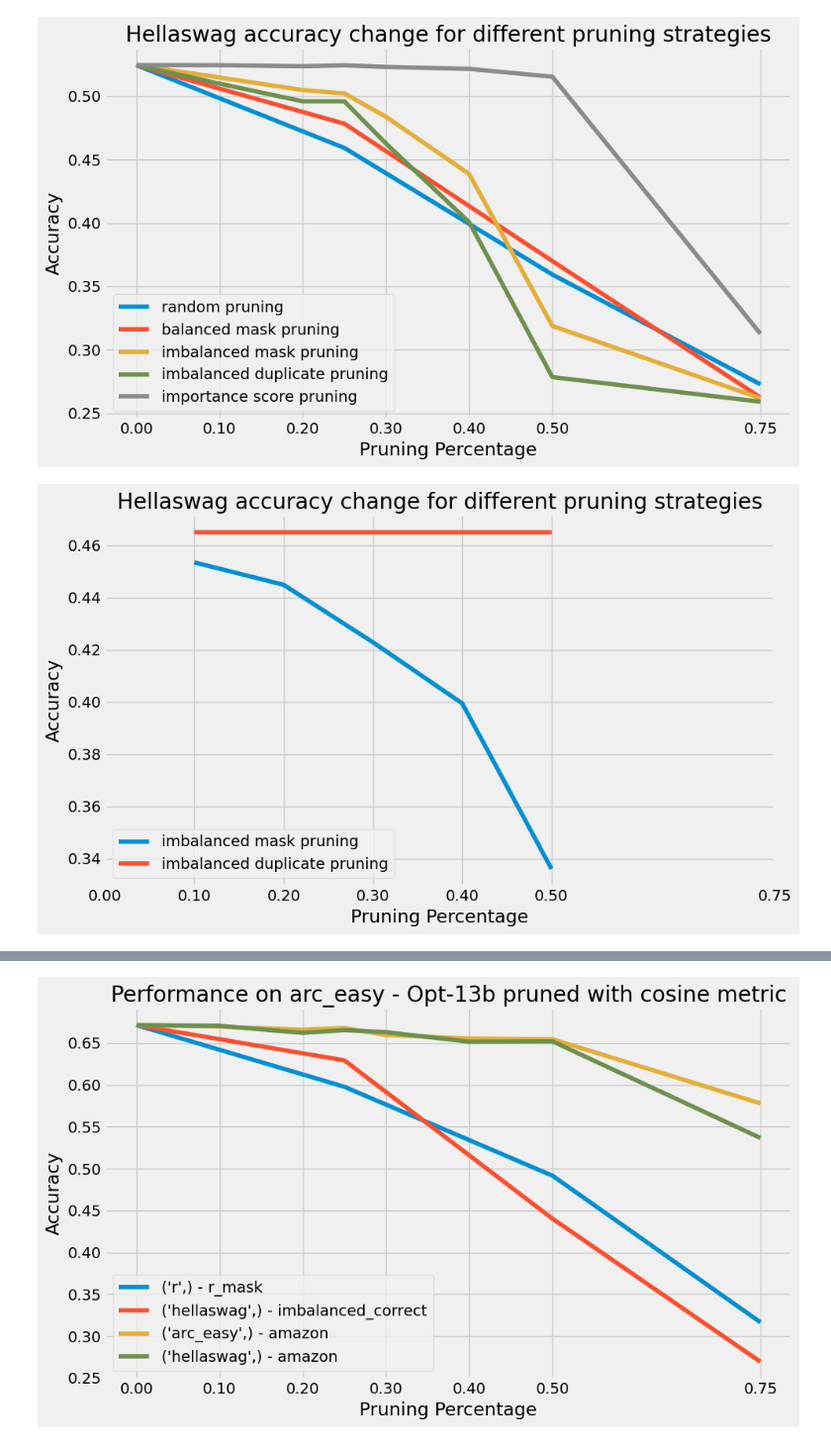
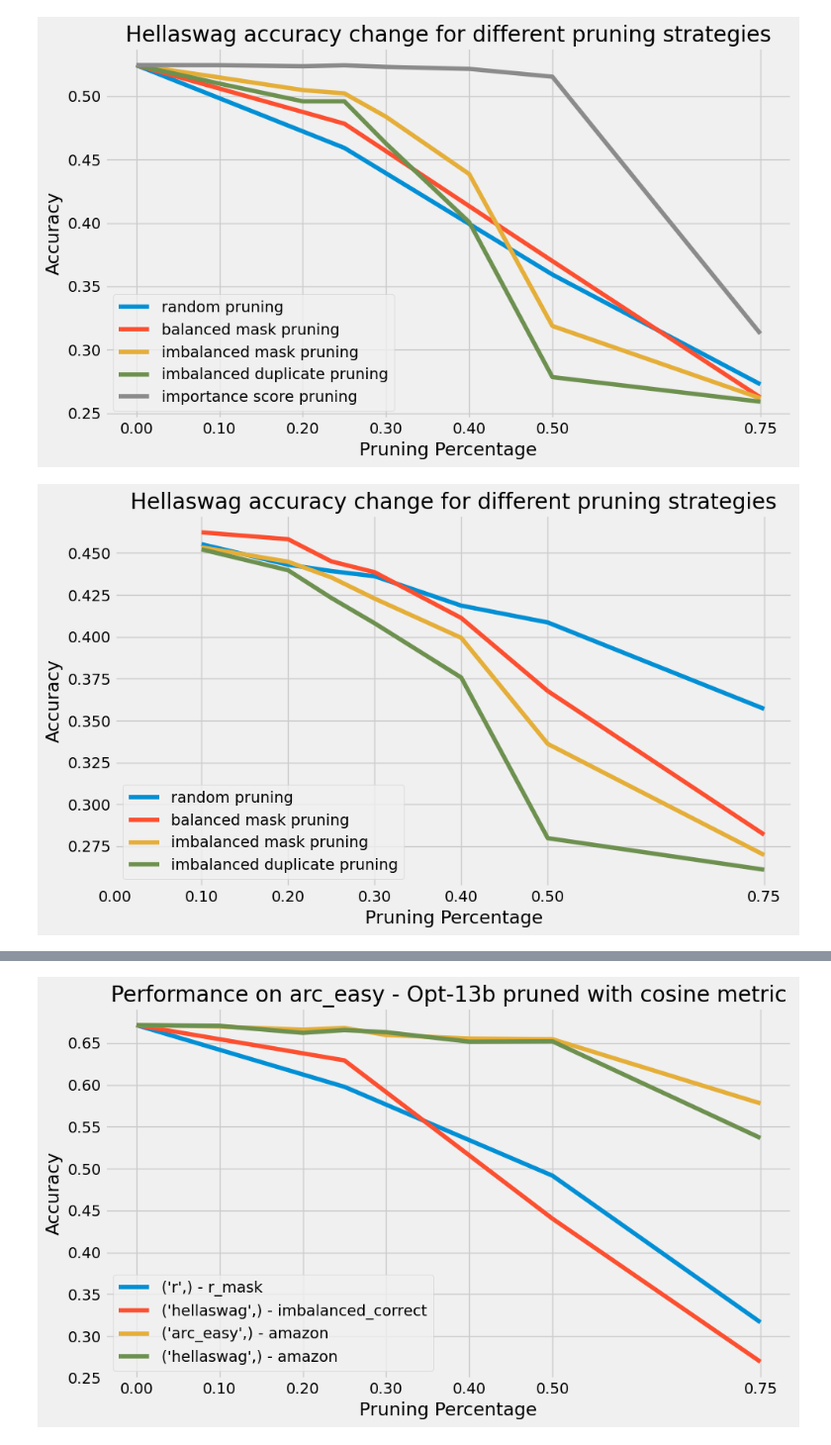
Before and after one commit to johanlaursen/explainabloomity, a Jupyter notebook: results.ipynb, the cells around one changed output, grey strips where cells are left out. Shown at 99% size. Cells and saved outputs as stored; diff of their text form; code cells hidden in the pictures.

Commit message:
updated figures

```diff
--- a/results.ipynb
+++ b/results.ipynb
@@ -15,19 +15,22 @@ def get_results(path="/mnt/c/github/explainabloomity/results"):
         "imbalanced_mask",
         "imbalanced_correct",
         "imbalanced_amazon",
-        "imbalanced_correct_mask"
+        "imbalanced_correct_mask",
+        "r_mask",
     )
     metrics=(
         "cosine_cosine",
         "euclidean_euclidean",
         "cosine_random",
         "euclidean_random",
+        "random_random",
     )
     prunetasks=(
         "paws_en",
         "hellaswag",
         "arc_easy",
         "blimp_ellipsis_n_bar_1",
+        "random"
     )
     prune_percents=(
         "0.1",
@@ -44,7 +47,8 @@ def get_results(path="/mnt/c/github/explainabloomity/results"):
         "hellaswag",
         "arc_easy",
         "blimp_ellipsis_n_bar_1",
-        "blimp_irregular_plural_subject_verb_agreement_1")
+        "blimp_irregular_plural_subject_verb_agreement_1",
+        )
     rows = []
     for model in models:
         for prune_method in prune_methods:
@@ -242,7 +250,31 @@ def plot_task_comparison(df, task, prune_metric, prune_methods = ['r_mask', 'bal
 plot_task_comparison(df_final, task='hellaswag', prune_metric='cosine_cosine', model='opt-13b')
 # %% [output]
 [figure]
-# %%
-plot_task_comparison(df_final, task='hellaswag', prune_metric='cosine_cosine', prune_methods = ['r_mask', 'balanced_mask', 'imbalanced_correct_mask', 'imbalanced_correct'], model='bloom-7b1')
-# %% [output]
-[figure, removed]
+# %%
+def plot_task_comparison(df, task, prune_metric, prune_methods = ['r_mask', 'balanced_mask', 'imbalanced_correct_mask', 'imbalanced_correct', 'amazon'], model='opt-13b'):
+    plt.figure(figsize=(10, 6))
+
+    for prune_method in prune_methods:
+        # Filtering data based on task, prune method, metric, and model
+        task_data = df[(df['task'] == task) & (df['prune_method'] == prune_method) &
+                       ((df['metric'] == prune_metric) | (df['metric'] == 'amazon') | (df['metric'] == 'random_random')) & (df['model'] == model)]
+        mask = (task_data['prune_task'] == task) | (task_data['prune_task'] == 'random')
+        task_data = task_data[mask]
+        for prune_task, group_data in task_data.groupby(['prune_task']):
+            # Sort and plot each group
+            sorted_data = group_data.sort_values(by=['percent'])
+            plt.plot(sorted_data['percent'], sorted_data['norm_accuracy'], label=f'{td[prune_method]}')
+
+    # Setting plot details
+    plt.title(f'Hellaswag accuracy change for different pruning strategies')
+    plt.xlabel('Pruning Percentage')
+    plt.ylabel('Accuracy')
+    plt.legend(loc='lower left')
+    plt.xticks([0, 0.1, 0.2, 0.3, 0.4, 0.5, 0.75])
+    plt.tight_layout()
+    plt.show()
+
+# Call the function for a specific task
+plot_task_comparison(df_final, task='hellaswag', prune_metric='cosine_cosine', prune_methods = ['r_mask', 'balanced_mask', 'imbalanced_correct_mask', 'imbalanced_correct'], model='bloom-7b1')
+# %% [output]
+[figure, added]
```
Also changed, not shown: parts of 4 cells of this notebook, 2 other files.
